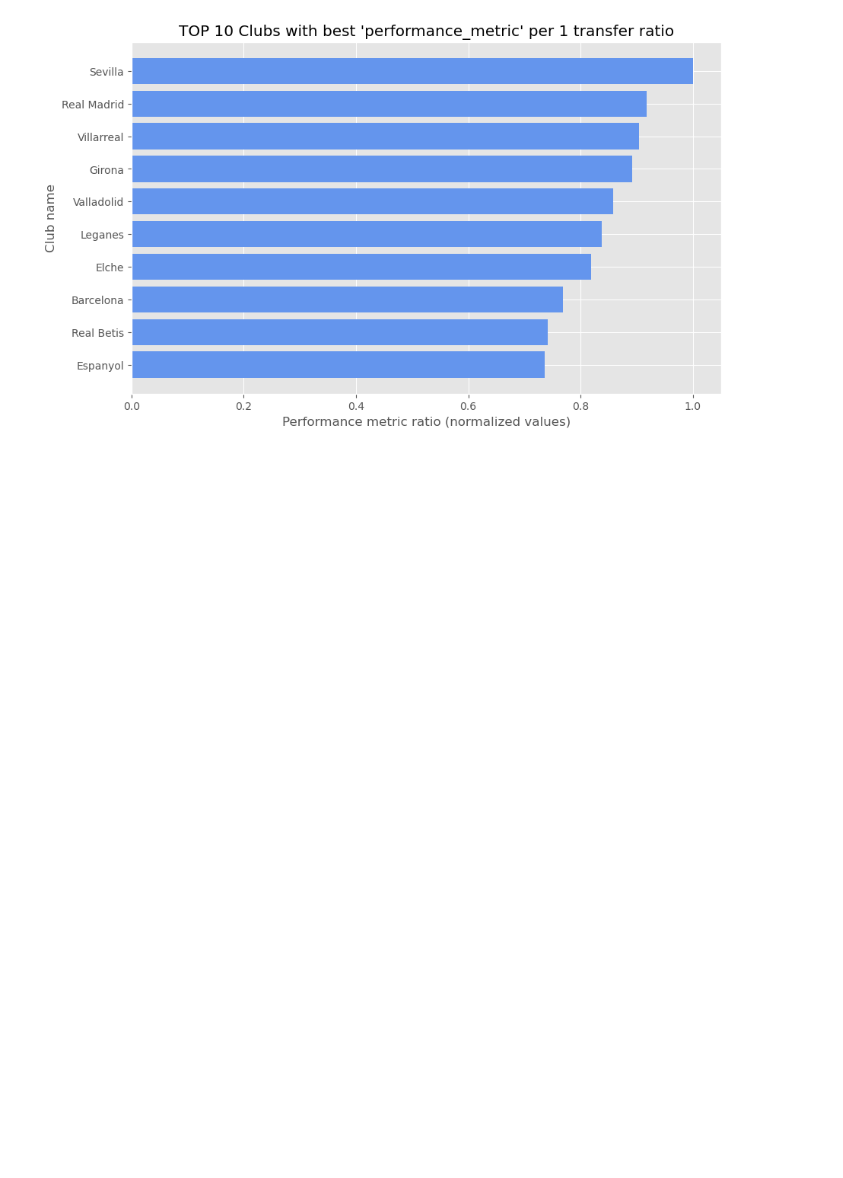
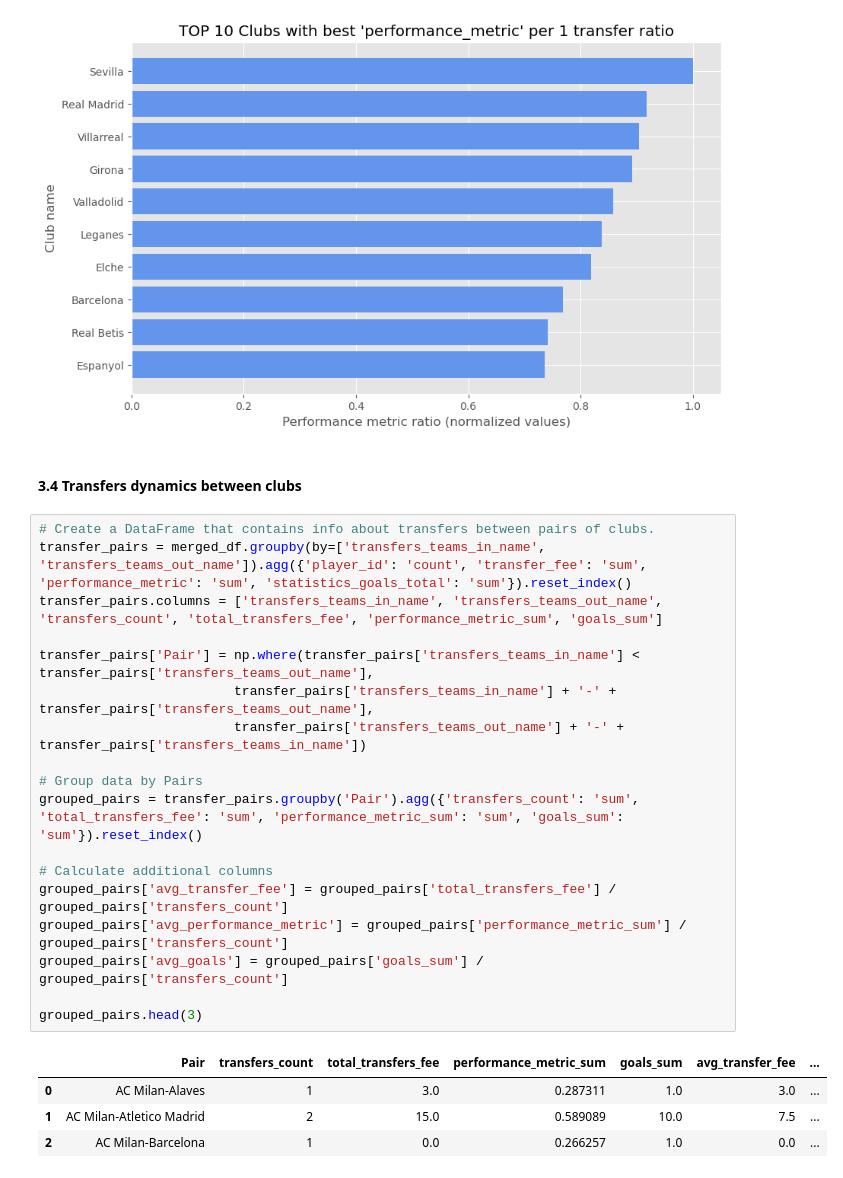
Before and after one commit to adrianmadry/la_liga_transfers, a Jupyter notebook: data_analysis.ipynb, the cells around one changed output. Drawn from its saved outputs; the diff is of its cells as text; blank space fills up the shorter version.

```diff
--- a/data_analysis.ipynb
+++ b/data_analysis.ipynb
@@ -496,3 +496,28 @@ plt.show
 # %% [output]
 <function matplotlib.pyplot.show(close=None, block=None)>
 [figure]
+# %% [markdown]
+#### 3.4 Transfers dynamics between clubs
+# %%
+# Create a DataFrame that contains info about transfers between pairs of clubs.
+transfer_pairs = merged_df.groupby(by=['transfers_teams_in_name', 'transfers_teams_out_name']).agg({'player_id': 'count', 'transfer_fee': 'sum', 'performance_metric': 'sum', 'statistics_goals_total': 'sum'}).reset_index()
+transfer_pairs.columns = ['transfers_teams_in_name', 'transfers_teams_out_name', 'transfers_count', 'total_transfers_fee', 'performance_metric_sum', 'goals_sum']
+
+transfer_pairs['Pair'] = np.where(transfer_pairs['transfers_teams_in_name'] < transfer_pairs['transfers_teams_out_name'],
+                         transfer_pairs['transfers_teams_in_name'] + '-' + transfer_pairs['transfers_teams_out_name'],
+                         transfer_pairs['transfers_teams_out_name'] + '-' + transfer_pairs['transfers_teams_in_name'])
+
+# Group data by Pairs
+grouped_pairs = transfer_pairs.groupby('Pair').agg({'transfers_count': 'sum', 'total_transfers_fee': 'sum', 'performance_metric_sum': 'sum', 'goals_sum': 'sum'}).reset_index()
+
+# Calculate additional columns
+grouped_pairs['avg_transfer_fee'] = grouped_pairs['total_transfers_fee'] / grouped_pairs['transfers_count']
+grouped_pairs['avg_performance_metric'] = grouped_pairs['performance_metric_sum'] / grouped_pairs['transfers_count']
+grouped_pairs['avg_goals'] = grouped_pairs['goals_sum'] / grouped_pairs['transfers_count']
+
+grouped_pairs.head(3)
+# %% [output]
+|  | Pair | transfers_count | total_transfers_fee | performance_metric_sum | goals_sum | avg_transfer_fee | ... |
+| 0 | AC Milan-Alaves | 1 | 3.0 | 0.287311 | 1.0 | 3.0 | ... |
+| 1 | AC Milan-Atletico Madrid | 2 | 15.0 | 0.589089 | 10.0 | 7.5 | ... |
+| 2 | AC Milan-Barcelona | 1 | 0.0 | 0.266257 | 1.0 | 0.0 | ... |
```
Also changed, not shown: parts of 3 cells of this notebook.
